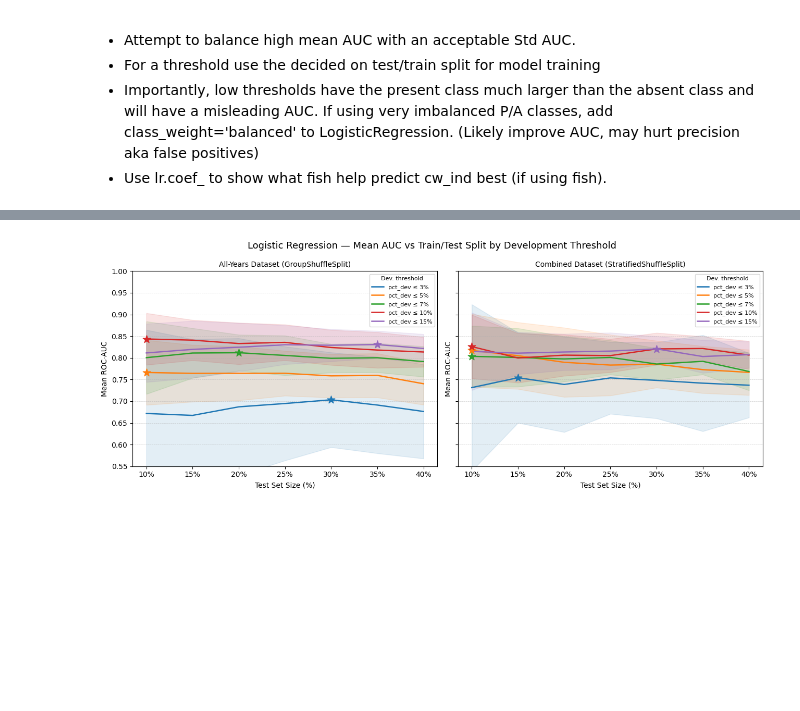
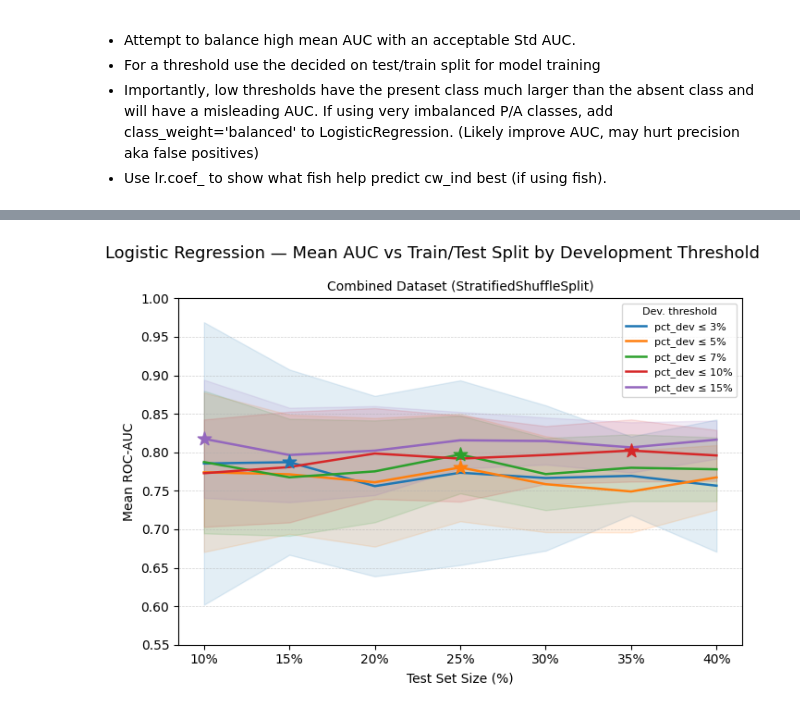
Before and after one commit to ShamSarris/nhdes-cw-stream-modelling, a Jupyter notebook: src/lr_main.ipynb, the cells around one changed output, grey strips where cells are left out. Drawn from its saved outputs; the diff is of its cells as text; code cells hidden in the pictures; blank space fills up the shorter version.

```diff
--- a/src/lr_main.ipynb
+++ b/src/lr_main.ipynb
@@ -2,9 +2,9 @@
 import pandas as pd
 
 all_years = pd.read_csv('./data/site_species_presence.csv')
-combined = pd.read_csv('./data/site_species_presence_combined.csv')
+# combined = pd.read_csv('./data/site_species_presence_combined.csv')
 
-# all_years = all_years[['Unique_ID', 'latitude', 'longitude', 'watershed_area', 'cw_ind', 'pct_dev']]
+all_years = all_years[['Unique_ID', 'latitude', 'longitude', 'watershed_area', 'cw_ind', 'pct_dev']]
 # combined = combined[['Unique_ID', 'latitude', 'longitude', 'watershed_area', 'cw_ind', 'pct_dev']]
 # %%
 all_3 = all_years[all_years['pct_dev'] <= 3]
@@ -300,61 +290,52 @@ Classes : cw_ind=0 → 27   cw_ind=1 → 170
 # %%
 import io, contextlib
 import matplotlib.pyplot as plt
 import matplotlib.ticker as mticker
 
 test_sizes = [0.10, 0.15, 0.20, 0.25, 0.30, 0.35, 0.40]
 colors     = ['#1f77b4', '#ff7f0e', '#2ca02c', '#d62728', '#9467bd']
 labels     = ['3%', '5%', '7%', '10%', '15%']
 
-# Re-collect full results quietly (suppress the per-dataset print tables)
-all_results  = {}
 comb_results = {}
 
 with contextlib.redirect_stdout(io.StringIO()):
     for name, df in datasets:
-        r, _ = evaluate_split_ratios(df, name)
-        all_results[name] = r
-    for name, df in combined_datasets:
         r, _ = evaluate_split_ratios_combined(df, name)
         comb_results[name] = r
 
 x = [ts * 100 for ts in test_sizes]
 
-fig, axes = plt.subplots(1, 2, figsize=(13, 5), sharey=True)
+fig, ax = plt.subplots(figsize=(7, 5))
 fig.suptitle('Logistic Regression — Mean AUC vs Train/Test Split by Development Threshold', fontsize=13)
 
-for ax, result_dict, title in [
-    (axes[0], all_results,  'All-Years Dataset (GroupShuffleSplit)'),
-    (axes[1], comb_results, 'Combined Dataset (StratifiedShuffleSplit)'),
-]:
-    for (name, res), color, label in zip(result_dict.items(), colors, labels):
-        means = [res[ts]['mean_auc'] for ts in test_sizes]
-        stds  = [res[ts]['std_auc']  for ts in test_sizes]
-        best  = max(test_sizes, key=lambda ts: res[ts]['mean_auc'])
+for (name, res), color, label in zip(comb_results.items(), colors, labels):
+    means = [res[ts]['mean_auc'] for ts in test_sizes]
+    stds  = [res[ts]['std_auc']  for ts in test_sizes]
+    best  = max(test_sizes, key=lambda ts: res[ts]['mean_auc'])
 
-        ax.plot(x, means, color=color, linewidth=1.8, label=f'pct_dev ≤ {label}')
-        ax.fill_between(
-            x,
-            [m - s for m, s in zip(means, stds)],
-            [m + s for m, s in zip(means, stds)],
-            color=color, alpha=0.12,
-        )
-        ax.scatter(
-            [best * 100], [res[best]['mean_auc']],
-            color=color, marker='*', s=120, zorder=5,
-        )
+    ax.plot(x, means, color=color, linewidth=1.8, label=f'pct_dev ≤ {label}')
+    ax.fill_between(
+        x,
+        [m - s for m, s in zip(means, stds)],
+        [m + s for m, s in zip(means, stds)],
+        color=color, alpha=0.12,
+    )
+    ax.scatter(
+        [best * 100], [res[best]['mean_auc']],
+        color=color, marker='*', s=120, zorder=5,
+    )
 
-    ax.set_title(title, fontsize=10)
-    ax.set_xlabel('Test Set Size (%)')
-    ax.set_ylabel('Mean ROC-AUC')
-    ax.set_xticks(x)
-    ax.xaxis.set_major_formatter(mticker.FormatStrFormatter('%g%%'))
-    ax.set_ylim(0.55, 1.0)
-    ax.yaxis.set_major_formatter(mticker.FormatStrFormatter('%.2f'))
-    ax.legend(fontsize=8, title='Dev. threshold', title_fontsize=8)
-    ax.grid(axis='y', linestyle='--', linewidth=0.5, alpha=0.6)
+ax.set_title('Combined Dataset (StratifiedShuffleSplit)', fontsize=10)
+ax.set_xlabel('Test Set Size (%)')
+ax.set_ylabel('Mean ROC-AUC')
+ax.set_xticks(x)
+ax.xaxis.set_major_formatter(mticker.FormatStrFormatter('%g%%'))
+ax.set_ylim(0.55, 1.0)
+ax.yaxis.set_major_formatter(mticker.FormatStrFormatter('%.2f'))
+ax.legend(fontsize=8, title='Dev. threshold', title_fontsize=8)
+ax.grid(axis='y', linestyle='--', linewidth=0.5, alpha=0.6)
 
 plt.tight_layout()
 plt.show()
 # %% [output]
-[figure, old version]
+[figure, new version]
```
Also changed, not shown: parts of 5 cells of this notebook, 14 other files.
